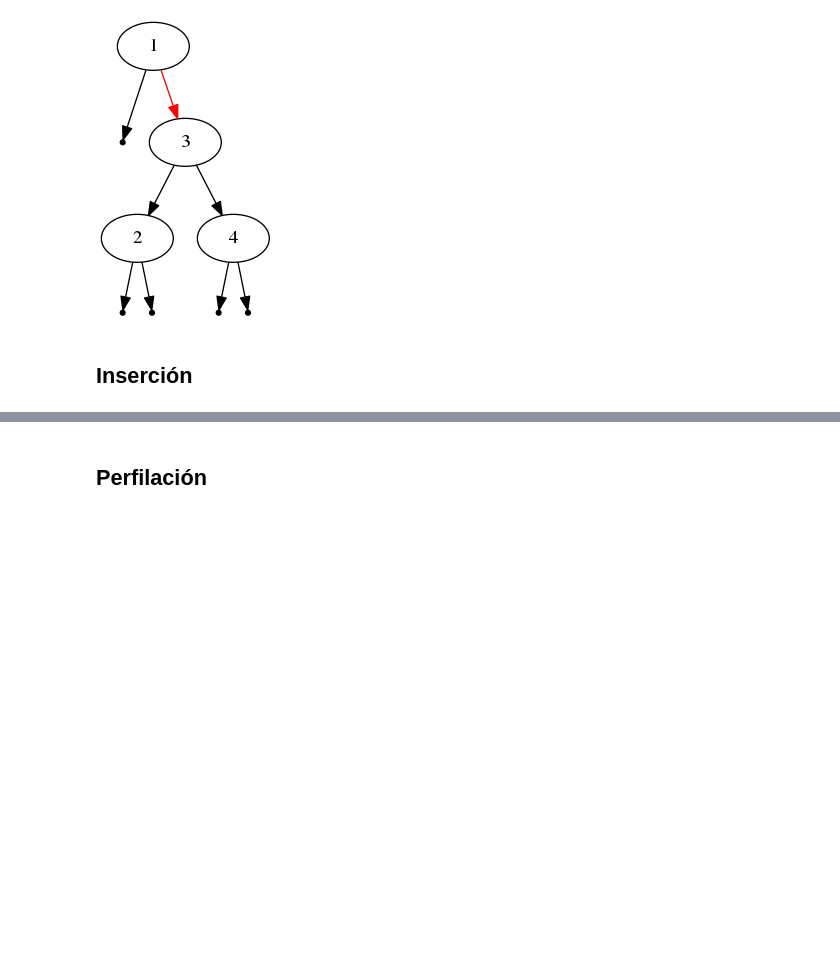
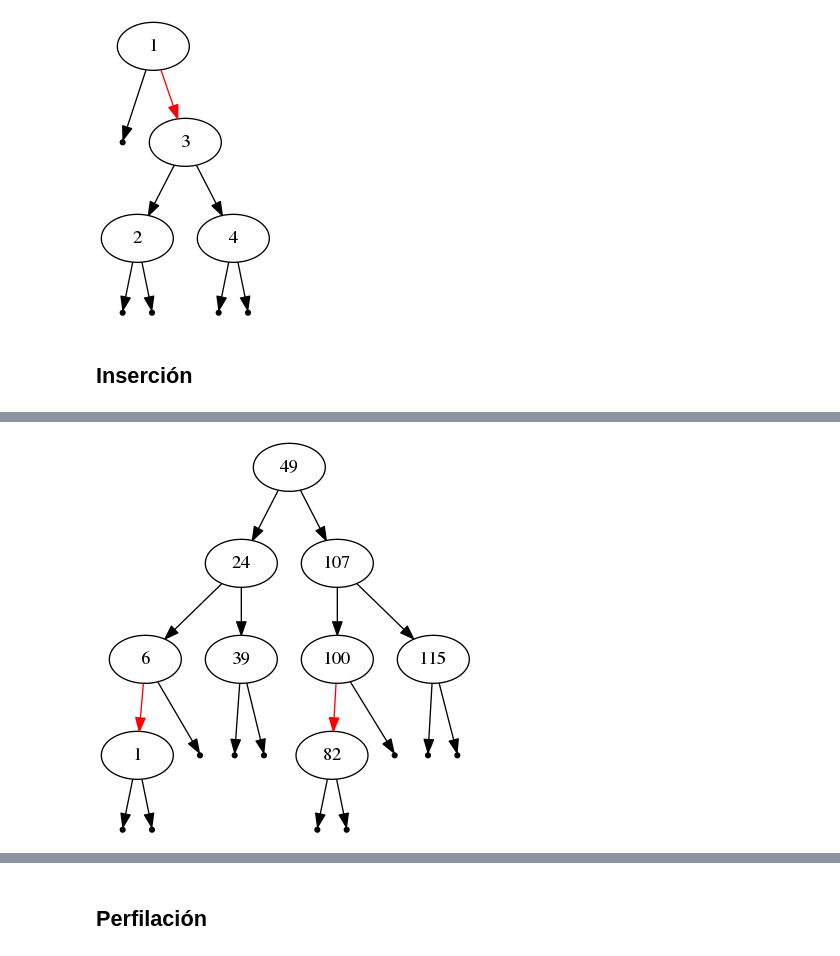
Before and after one commit to epaaso/LLRBTrees.jl, a Jupyter notebook: doc/Manual.ipynb, the cells around one changed output, grey strips where cells are left out. Cells and saved outputs as stored; diff of their text form; code cells hidden in the pictures; blank space fills up the shorter version.

```diff
--- a/doc/Manual.ipynb
+++ b/doc/Manual.ipynb
@@ -237,0 +301,11 @@ Además, como las operaciones son balanceadas, se mantiene el balance del árbol
+# %%
+node=arbol.root.right
+
+min = minimum(node.right)
+node.key=min.key
+node.value=min.value
+node.right=LLRBTrees.deletemin(node.right)
+
+display(arbol)
+# %% [output]
+[figure, added]
```
Also changed, not shown: parts of 34 cells of this notebook, 1 other file.
